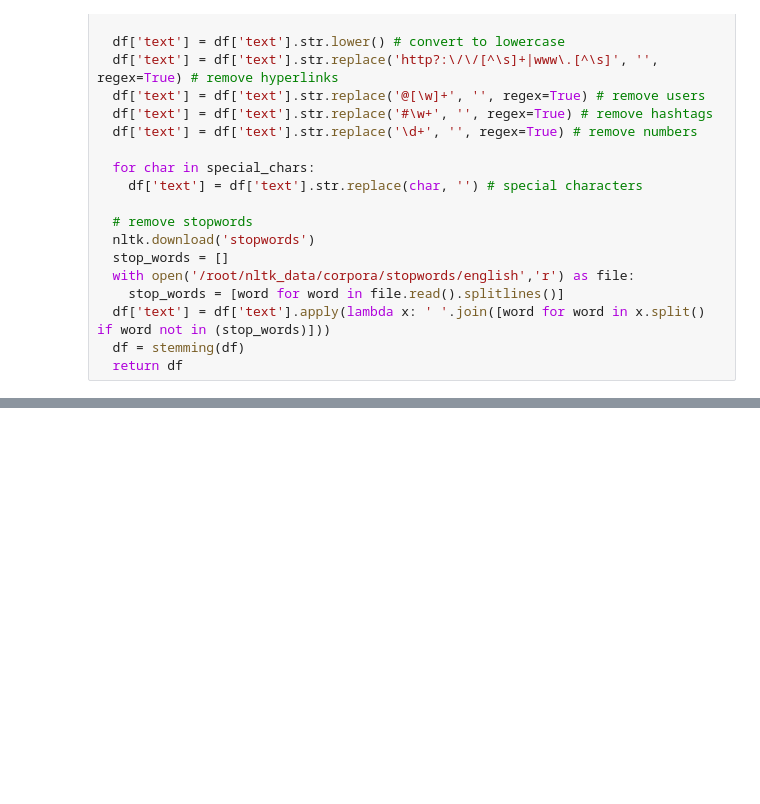
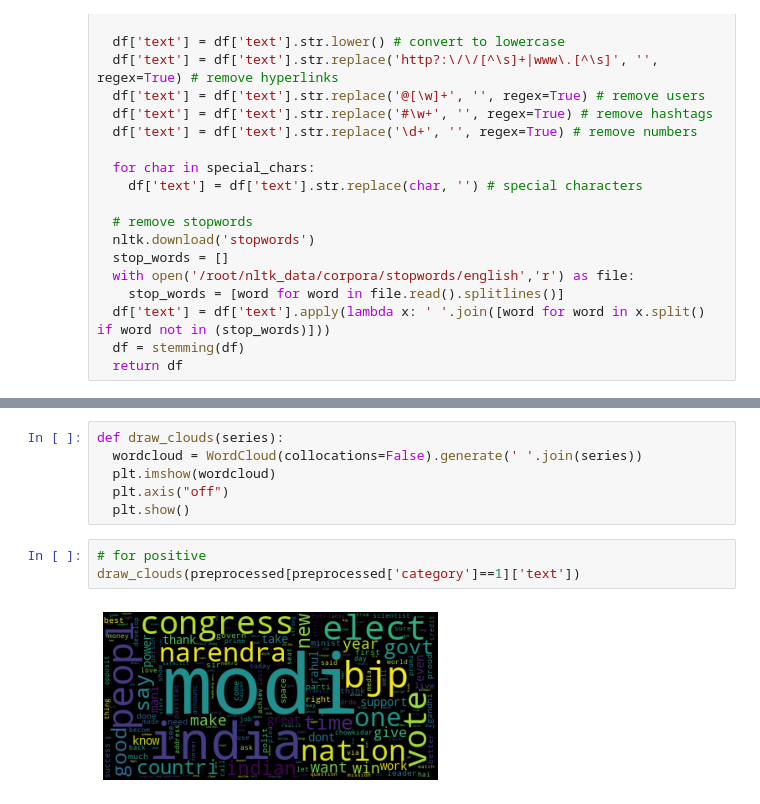
Before and after one commit to beta996/Twitter-Sentiment-Analysis, a Jupyter notebook: MLproject1.ipynb, the cells around one changed output, grey strips where cells are left out. Cells and saved outputs as stored; diff of their text form; blank space fills up the shorter version.

```diff
--- a/MLproject1.ipynb
+++ b/MLproject1.ipynb
@@ -159,0 +196,11 @@ See the caveats in the documentation: https://pandas.pydata.org/pandas-docs/stab
+# %%
+def draw_clouds(series):
+  wordcloud = WordCloud(collocations=False).generate(' '.join(series))
+  plt.imshow(wordcloud)
+  plt.axis("off")
+  plt.show()
+# %%
+# for positive
+draw_clouds(preprocessed[preprocessed['category']==1]['text'])
+# %% [output]
+[figure, added]
```
Also changed, not shown: parts of 21 cells of this notebook.
